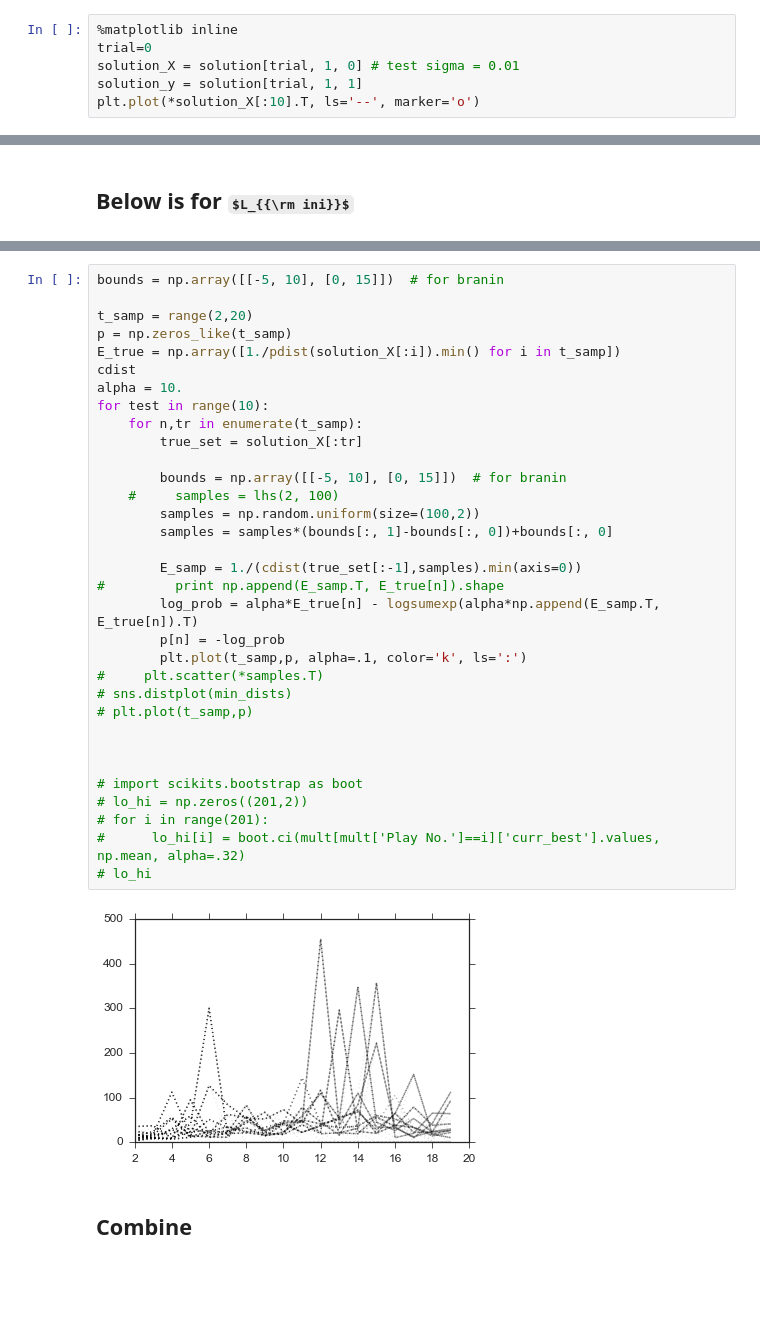
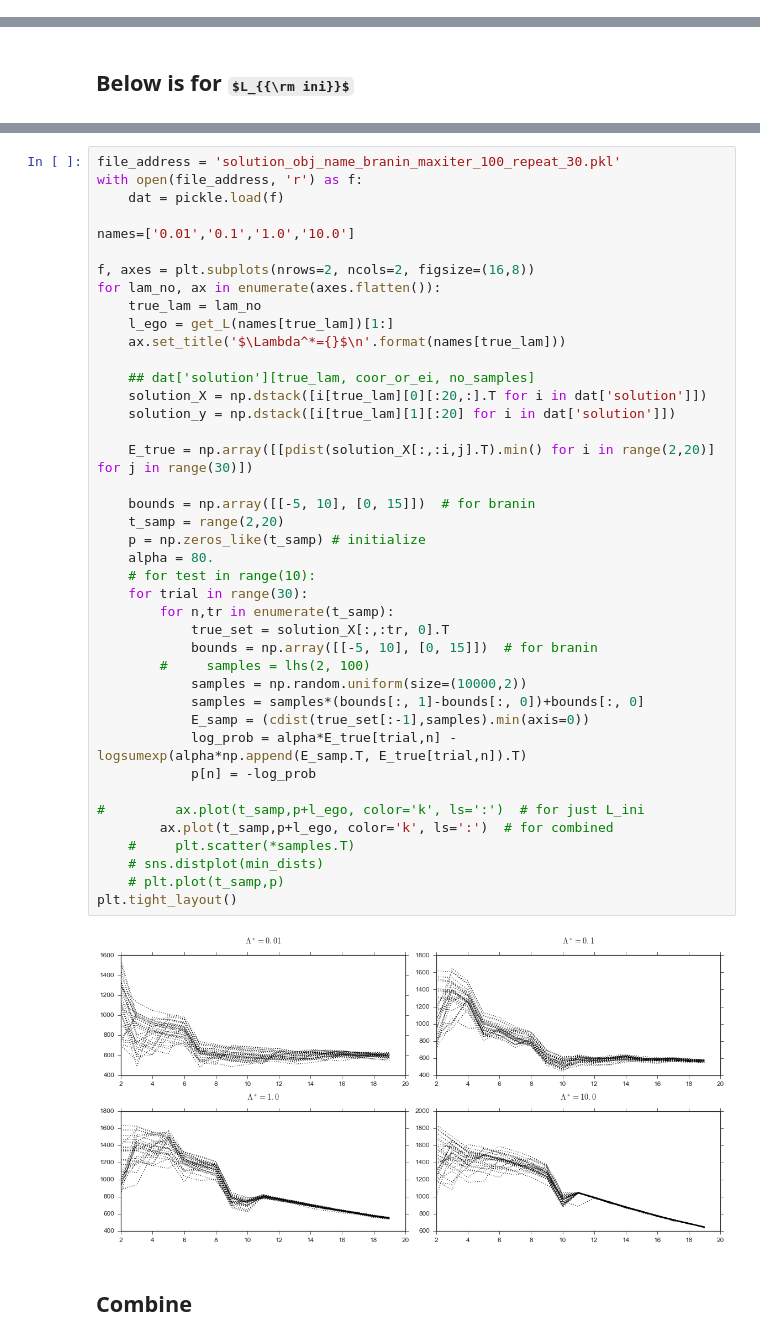
Before and after one commit to DesignInformaticsLab/EcoRacer2016, a Jupyter notebook: simulation_study/Plot_Likelihood.ipynb, the cells around one changed output, grey strips where cells are left out. Cells and saved outputs as stored; diff of their text form; some formulas as TeX source; blank space fills up the shorter version.

Commit message:
LHS likelihood, with ego likelihood, for branin

```diff
--- a/simulation_study/Plot_Likelihood.ipynb
+++ b/simulation_study/Plot_Likelihood.ipynb
@@ -162,6 +150,0 @@ print solution[0,0,1].shape
-# %%
-%matplotlib inline
-trial=0
-solution_X = solution[trial, 1, 0] # test sigma = 0.01
-solution_y = solution[trial, 1, 1]
-plt.plot(*solution_X[:10].T, ls='--', marker='o')
@@ -183,38 +195,46 @@ plt.plot(range(2,20),np.exp(E_true))
 # %%
-bounds = np.array([[-5, 10], [0, 15]])  # for branin
+file_address = 'solution_obj_name_branin_maxiter_100_repeat_30.pkl'
+with open(file_address, 'r') as f:
+    dat = pickle.load(f)
 
-t_samp = range(2,20)
-p = np.zeros_like(t_samp)
-E_true = np.array([1./pdist(solution_X[:i]).min() for i in t_samp])
-cdist
-alpha = 10.
-for test in range(10):
-    for n,tr in enumerate(t_samp):
-        true_set = solution_X[:tr]
+names=['0.01','0.1','1.0','10.0']
 
-        bounds = np.array([[-5, 10], [0, 15]])  # for branin
-    #     samples = lhs(2, 100)
-        samples = np.random.uniform(size=(100,2))
-        samples = samples*(bounds[:, 1]-bounds[:, 0])+bounds[:, 0]
+f, axes = plt.subplots(nrows=2, ncols=2, figsize=(16,8))
+for lam_no, ax in enumerate(axes.flatten()):
+    true_lam = lam_no
+    l_ego = get_L(names[true_lam])[1:]
+    ax.set_title('$\Lambda^*={}$\n'.format(names[true_lam]))
 
-        E_samp = 1./(cdist(true_set[:-1],samples).min(axis=0))
-#         print np.append(E_samp.T, E_true[n]).shape
-        log_prob = alpha*E_true[n] - logsumexp(alpha*np.append(E_samp.T, E_true[n]).T)
-        p[n] = -log_prob
-        plt.plot(t_samp,p, alpha=.1, color='k', ls=':')
-#     plt.scatter(*samples.T)
-# sns.distplot(min_dists)
-# plt.plot(t_samp,p)
+    ## dat['solution'][true_lam, coor_or_ei, no_samples]
+    solution_X = np.dstack([i[true_lam][0][:20,:].T for i in dat['solution']])
+    solution_y = np.dstack([i[true_lam][1][:20] for i in dat['solution']])
 
+    E_true = np.array([[pdist(solution_X[:,:i,j].T).min() for i in range(2,20)] for j in range(30)])
 
+    bounds = np.array([[-5, 10], [0, 15]])  # for branin
+    t_samp = range(2,20)
+    p = np.zeros_like(t_samp) # initialize
+    alpha = 80.
+    # for test in range(10):
+    for trial in range(30):
+        for n,tr in enumerate(t_samp):
+            true_set = solution_X[:,:tr, 0].T
+            bounds = np.array([[-5, 10], [0, 15]])  # for branin
+        #     samples = lhs(2, 100)
+            samples = np.random.uniform(size=(10000,2))
+            samples = samples*(bounds[:, 1]-bounds[:, 0])+bounds[:, 0]
+            E_samp = (cdist(true_set[:-1],samples).min(axis=0))
+            log_prob = alpha*E_true[trial,n] - logsumexp(alpha*np.append(E_samp.T, E_true[trial,n]).T)
+            p[n] = -log_prob
 
-# import scikits.bootstrap as boot
-# lo_hi = np.zeros((201,2))
-# for i in range(201):
-#      lo_hi[i] = boot.ci(mult[mult['Play No.']==i]['curr_best'].values, np.mean, alpha=.32)
-# lo_hi
+#         ax.plot(t_samp,p+l_ego, color='k', ls=':')  # for just L_ini
+        ax.plot(t_samp,p+l_ego, color='k', ls=':')  # for combined
+    #     plt.scatter(*samples.T)
+    # sns.distplot(min_dists)
+    # plt.plot(t_samp,p)
+plt.tight_layout()
 # %% [output]
-[figure, old version]
+[figure, new version]
 # %% [markdown]
 ## Combine
 # %%
```
Also changed, not shown: parts of 5 cells of this notebook, 8 other files.
